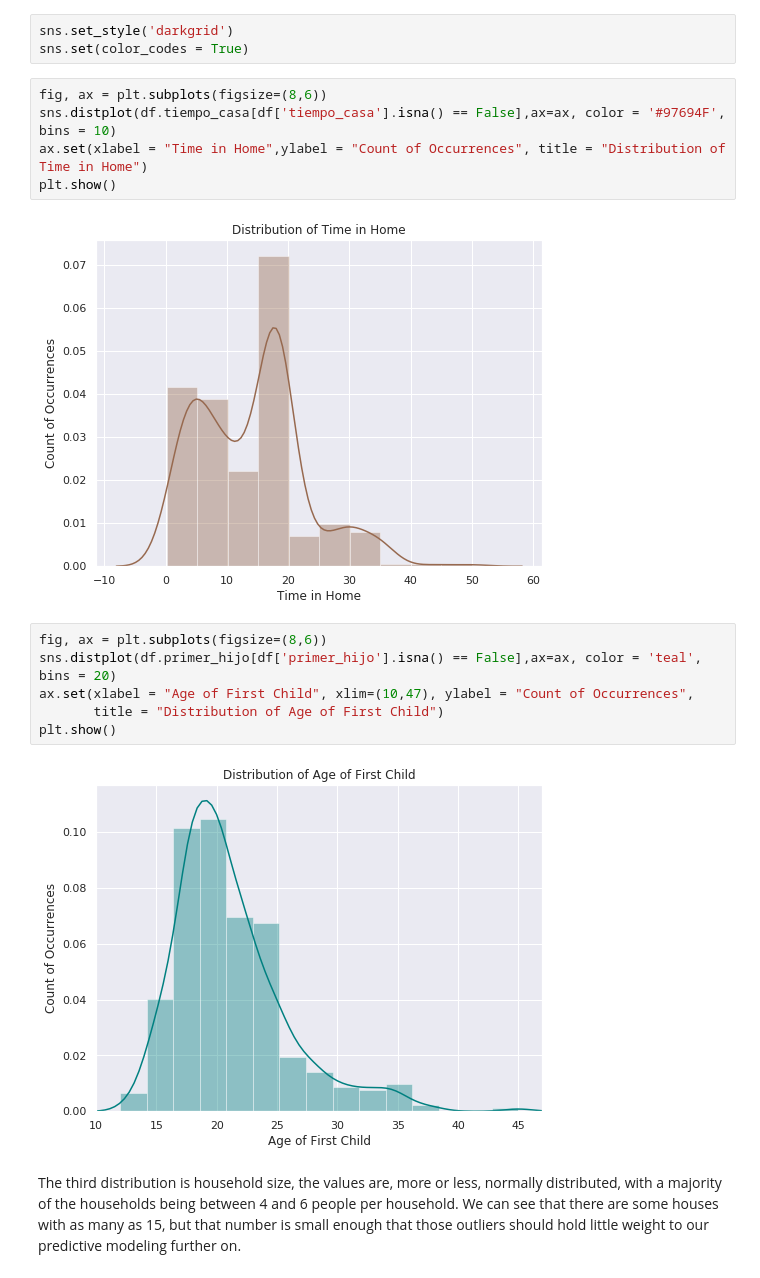
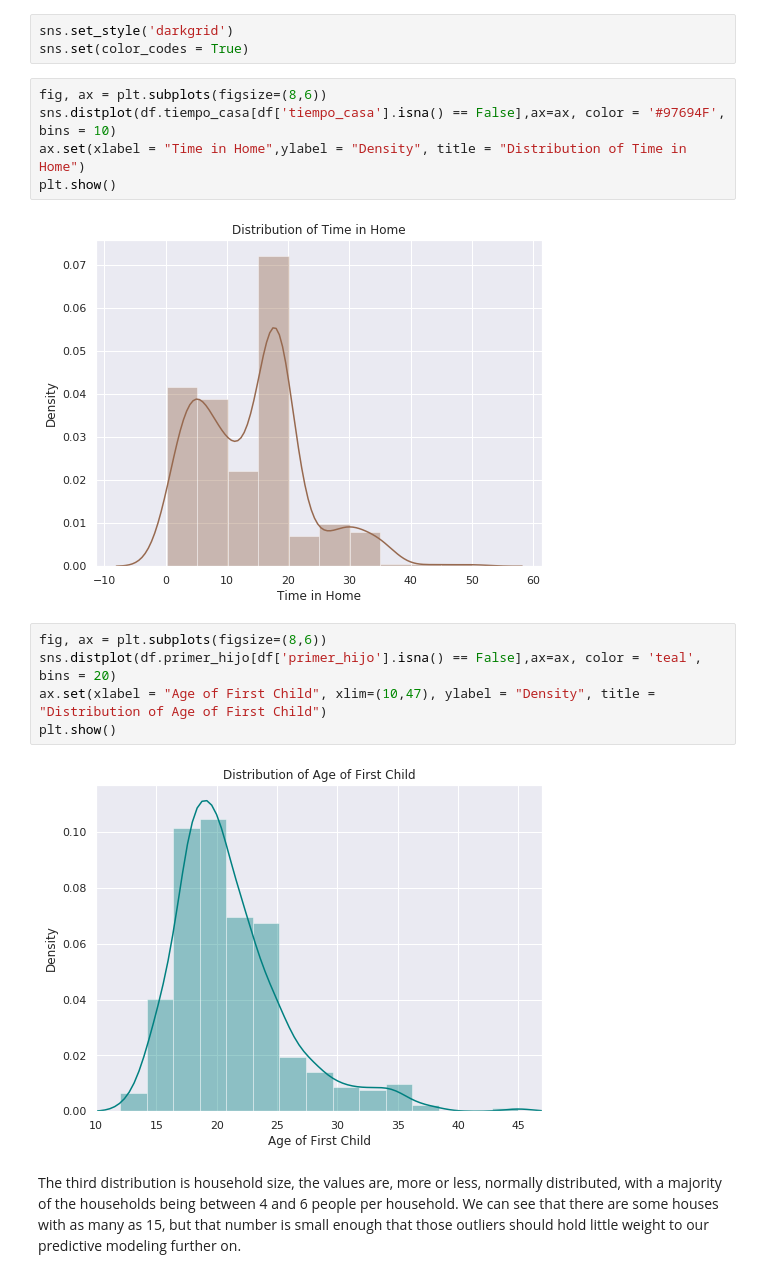
Before and after one commit to showmalley/code_portfolio, a Jupyter notebook: Development Economics/PovertySurveys/Survey Analysis Pamplona Alta 2018.ipynb, the cells around one changed output. Drawn from its saved outputs; the diff is of its cells as text.

```diff
--- a/Development Economics/PovertySurveys/Survey Analysis Pamplona Alta 2018.ipynb
+++ b/Development Economics/PovertySurveys/Survey Analysis Pamplona Alta 2018.ipynb
@@ -279,18 +279,17 @@ sns.set(color_codes = True)
 # %%
 fig, ax = plt.subplots(figsize=(8,6))
 sns.distplot(df.tiempo_casa[df['tiempo_casa'].isna() == False],ax=ax, color = '#97694F', bins = 10)
-ax.set(xlabel = "Time in Home",ylabel = "Count of Occurrences", title = "Distribution of Time in Home")
+ax.set(xlabel = "Time in Home",ylabel = "Density", title = "Distribution of Time in Home")
 plt.show()
 # %% [output]
-[figure, old version]
+[figure, new version]
 # %%
 fig, ax = plt.subplots(figsize=(8,6))
 sns.distplot(df.primer_hijo[df['primer_hijo'].isna() == False],ax=ax, color = 'teal', bins = 20)
-ax.set(xlabel = "Age of First Child", xlim=(10,47), ylabel = "Count of Occurrences",
-       title = "Distribution of Age of First Child")
+ax.set(xlabel = "Age of First Child", xlim=(10,47), ylabel = "Density", title = "Distribution of Age of First Child")
 plt.show()
 # %% [output]
-[figure, old version]
+[figure, new version]
 # %% [markdown]
 The third distribution is household size, the values are, more or less, normally distributed, with a majority of the households being between 4 and 6 people per household. We can see that there are some houses with as many as 15, but that number is small enough that those outliers should hold little weight to our predictive modeling further on.
 # %%
```
Also changed, not shown: parts of 3 cells of this notebook, 1 other file.
